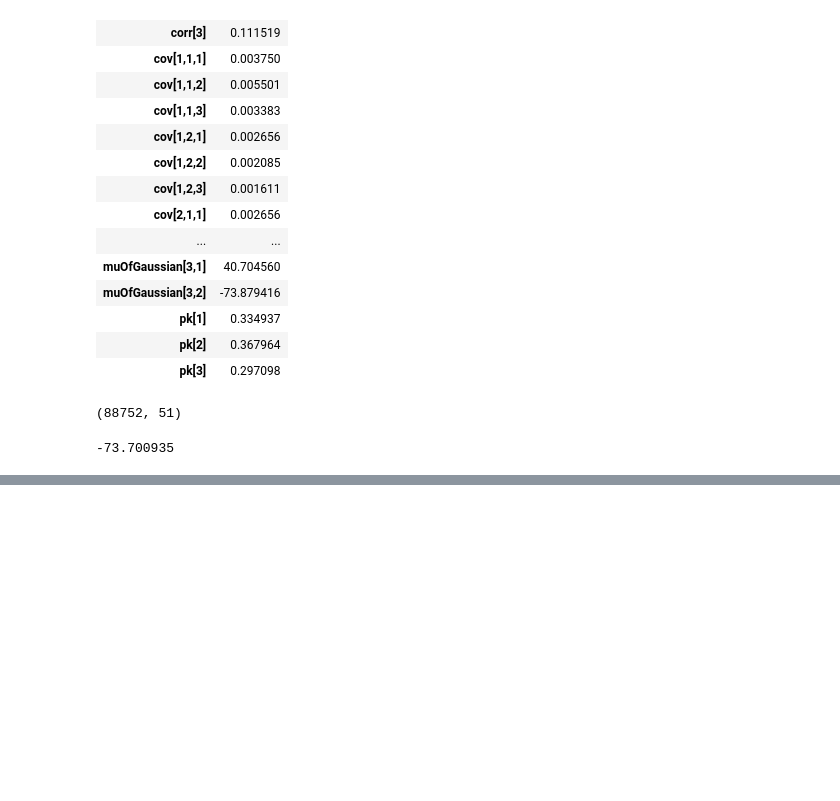
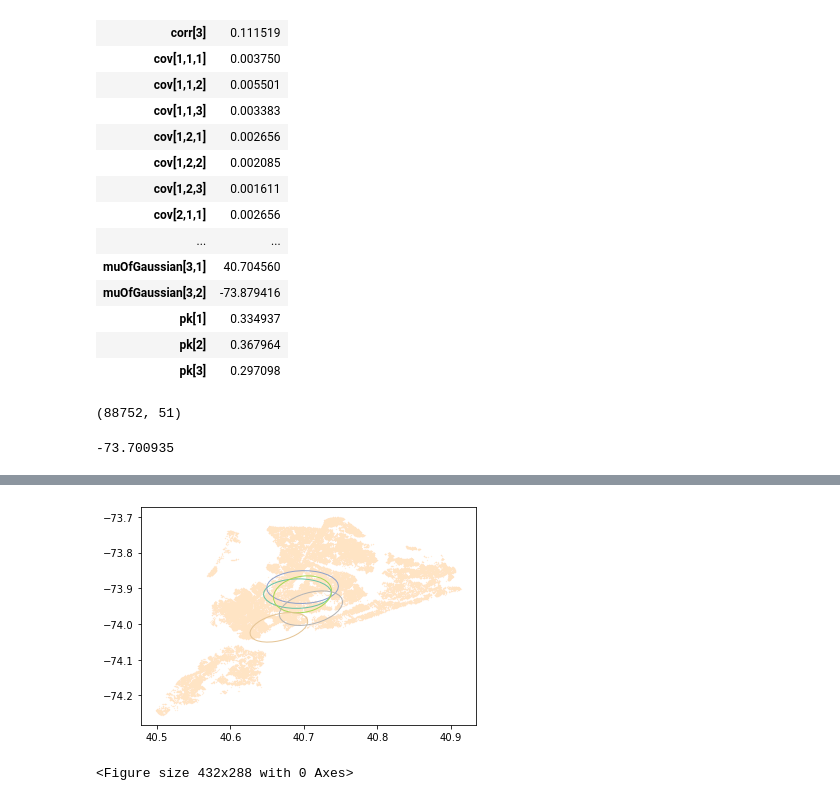
Before and after one commit to ZhiLiu724/6780_project, a Jupyter notebook: spatial_plots.ipynb, the cells around one changed output, grey strips where cells are left out. Saved outputs shown, nothing was run; the diff lists cells and outputs as text; code cells hidden in the pictures; blank space fills up the shorter version.

```diff
--- a/spatial_plots.ipynb
+++ b/spatial_plots.ipynb
@@ -66,0 +78,6 @@ plt.show()
+# %%
+post_stats_5 = pd.io.parsers.read_csv("5_posterior.csv",sep=",",index_col=0)
+plot_ellipse(coord_df, post_stats_5, 5, "4mixture.pdf")
+# %% [output]
+[figure, added]
+<Figure size 432x288 with 0 Axes>
```
Also changed, not shown: parts of 5 cells of this notebook, 2 other files.
